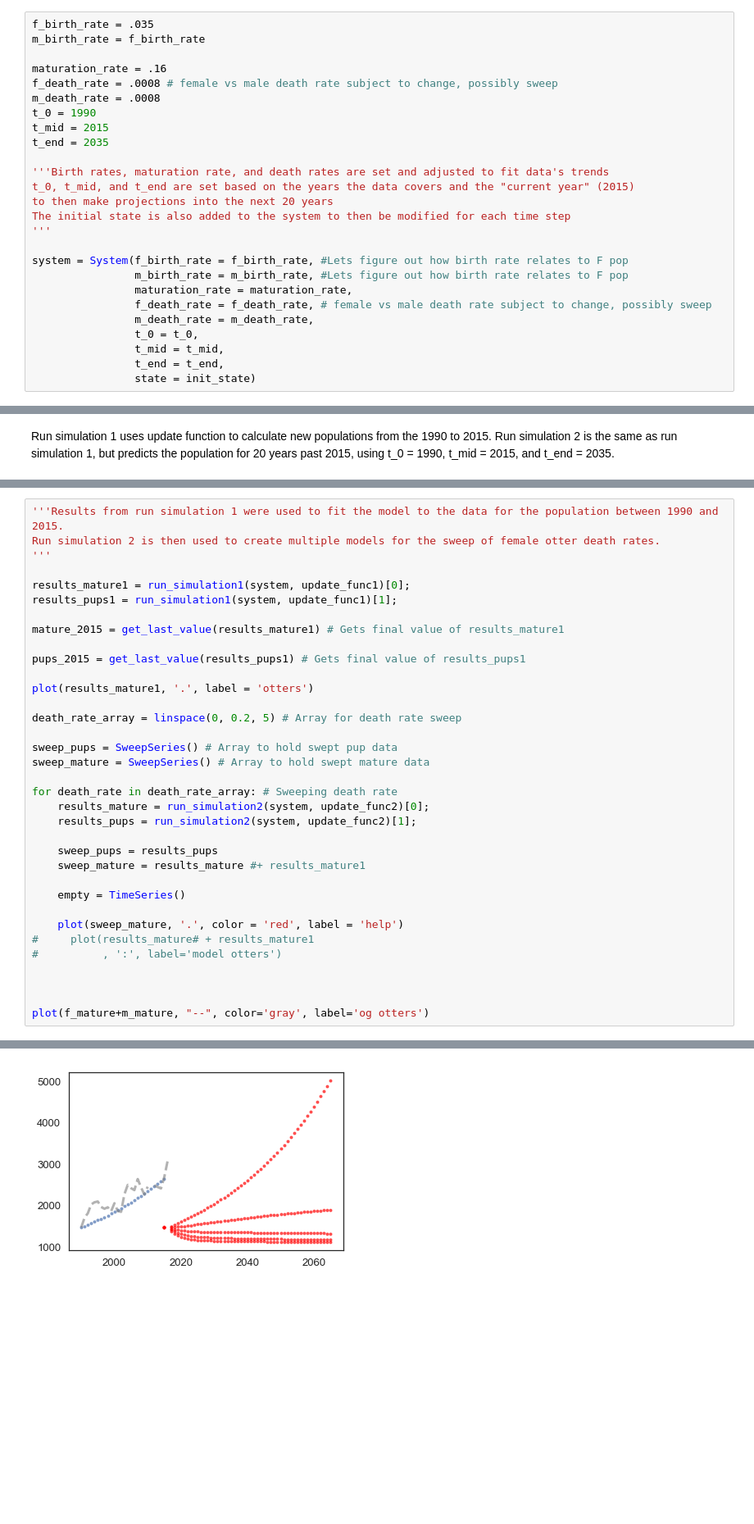
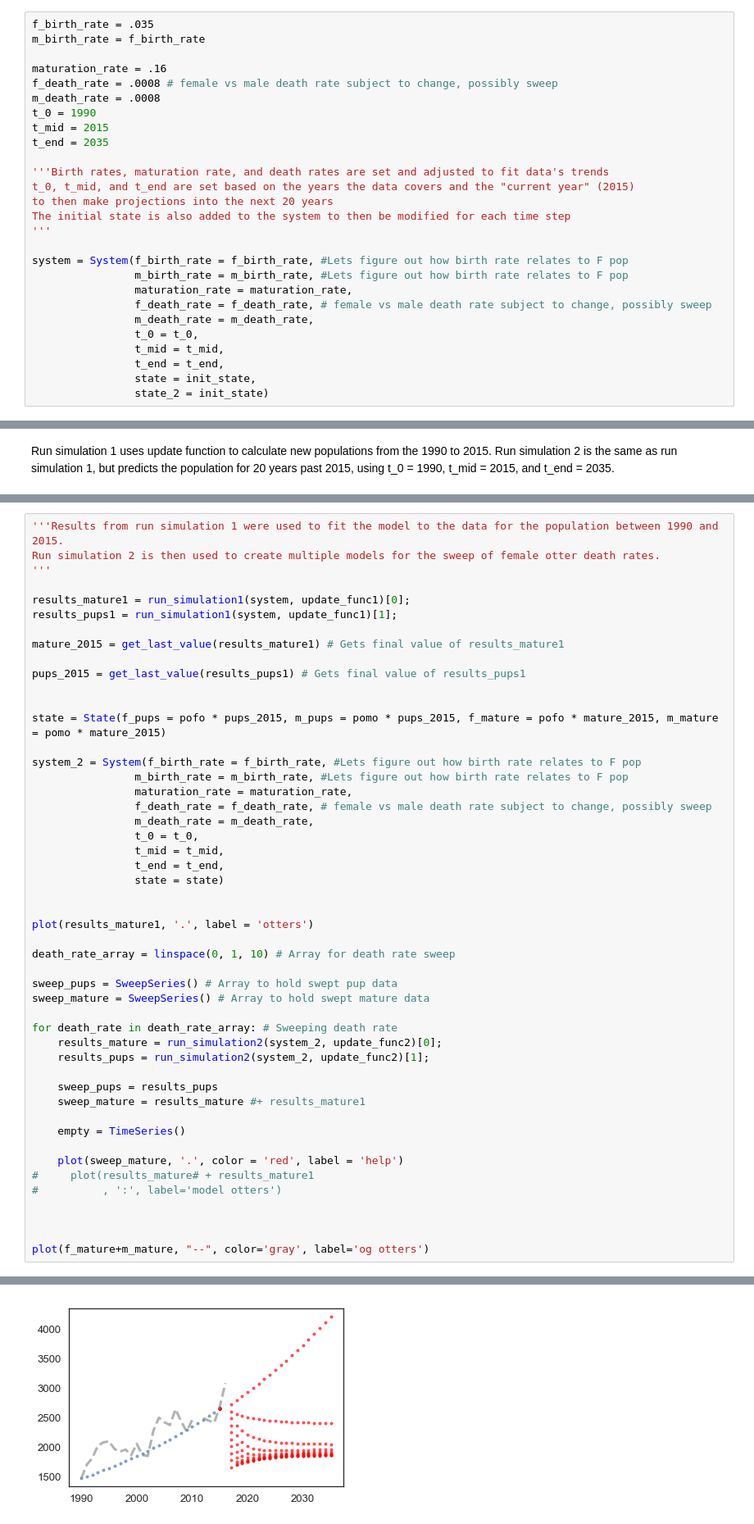
Before and after one commit to MellieZito/Project-1, a Jupyter notebook: code/otters.ipynb, the cells around one changed output, grey strips where cells are left out. Shown: that part at 82% size. Saved outputs shown, nothing was run; the diff lists cells and outputs as text; blank space fills up the shorter version.

```diff
--- a/code/otters.ipynb
+++ b/code/otters.ipynb
@@ -124,7 +124,8 @@ system = System(f_birth_rate = f_birth_rate, #Lets figure out how birth rate rel
                 t_0 = t_0,
                 t_mid = t_mid,
                 t_end = t_end,
-                state = init_state)
+                state = init_state,
+                state_2 = init_state)
 # %% [output]
 |  | values |
 | f_birth_rate | 0.035 |
@@ -247,34 +249,48 @@ Run simulation 2 is then used to create multiple models for the sweep of female
 
 results_mature1 = run_simulation1(system, update_func1)[0];
 results_pups1 = run_simulation1(system, update_func1)[1];
 
 mature_2015 = get_last_value(results_mature1) # Gets final value of results_mature1
 
 pups_2015 = get_last_value(results_pups1) # Gets final value of results_pups1
 
+
+state = State(f_pups = pofo * pups_2015, m_pups = pomo * pups_2015, f_mature = pofo * mature_2015, m_mature = pomo * mature_2015)
+
+system_2 = System(f_birth_rate = f_birth_rate, #Lets figure out how birth rate relates to F pop
+                m_birth_rate = m_birth_rate, #Lets figure out how birth rate relates to F pop
+                maturation_rate = maturation_rate,
+                f_death_rate = f_death_rate, # female vs male death rate subject to change, possibly sweep
+                m_death_rate = m_death_rate,
+                t_0 = t_0,
+                t_mid = t_mid,
+                t_end = t_end,
+                state = state)
+
+
 plot(results_mature1, '.', label = 'otters')
 
-death_rate_array = linspace(0, 0.2, 5) # Array for death rate sweep
+death_rate_array = linspace(0, 1, 10) # Array for death rate sweep
 
 sweep_pups = SweepSeries() # Array to hold swept pup data
 sweep_mature = SweepSeries() # Array to hold swept mature data
 
 for death_rate in death_rate_array: # Sweeping death rate
-    results_mature = run_simulation2(system, update_func2)[0];
-    results_pups = run_simulation2(system, update_func2)[1];
+    results_mature = run_simulation2(system_2, update_func2)[0];
+    results_pups = run_simulation2(system_2, update_func2)[1];
 
     sweep_pups = results_pups
     sweep_mature = results_mature #+ results_mature1
 
     empty = TimeSeries()
 
     plot(sweep_mature, '.', color = 'red', label = 'help')
 #     plot(results_mature# + results_mature1
 #          , ':', label='model otters')
 
 
 
 plot(f_mature+m_mature, "--", color='gray', label='og otters')
 # %% [output]
 [<matplotlib.lines.Line2D at 0x...>]
-[figure, old version]
+[figure, new version]
```
Also changed, not shown: parts of 2 cells of this notebook.
